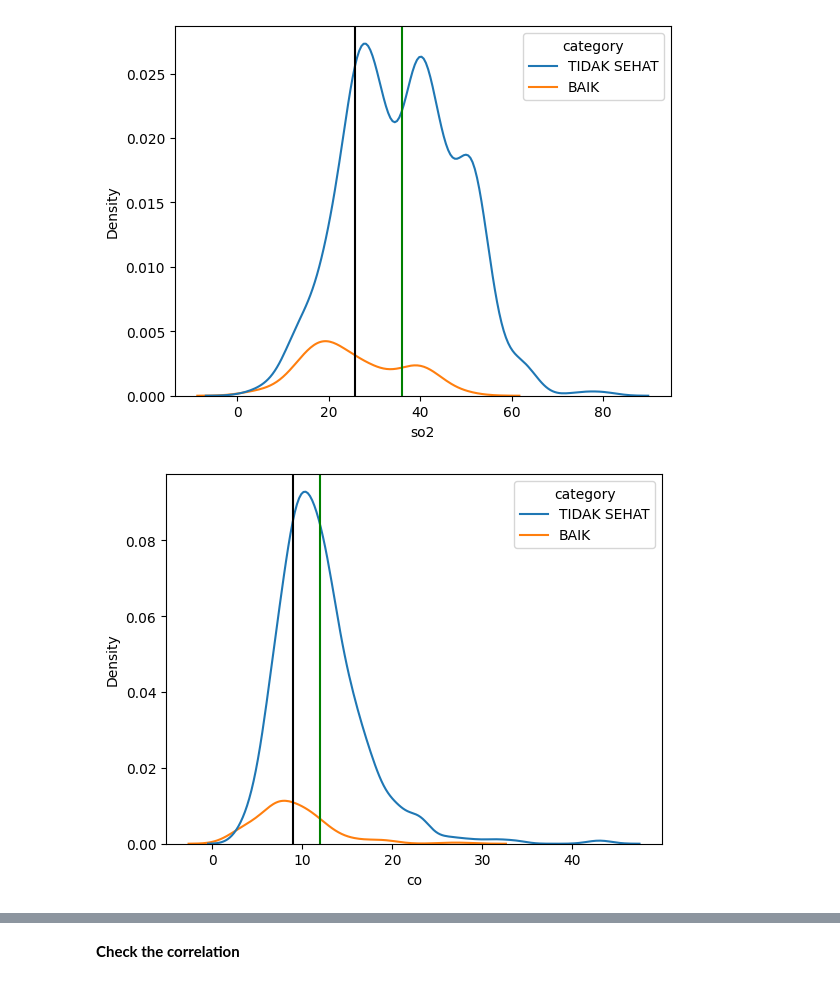
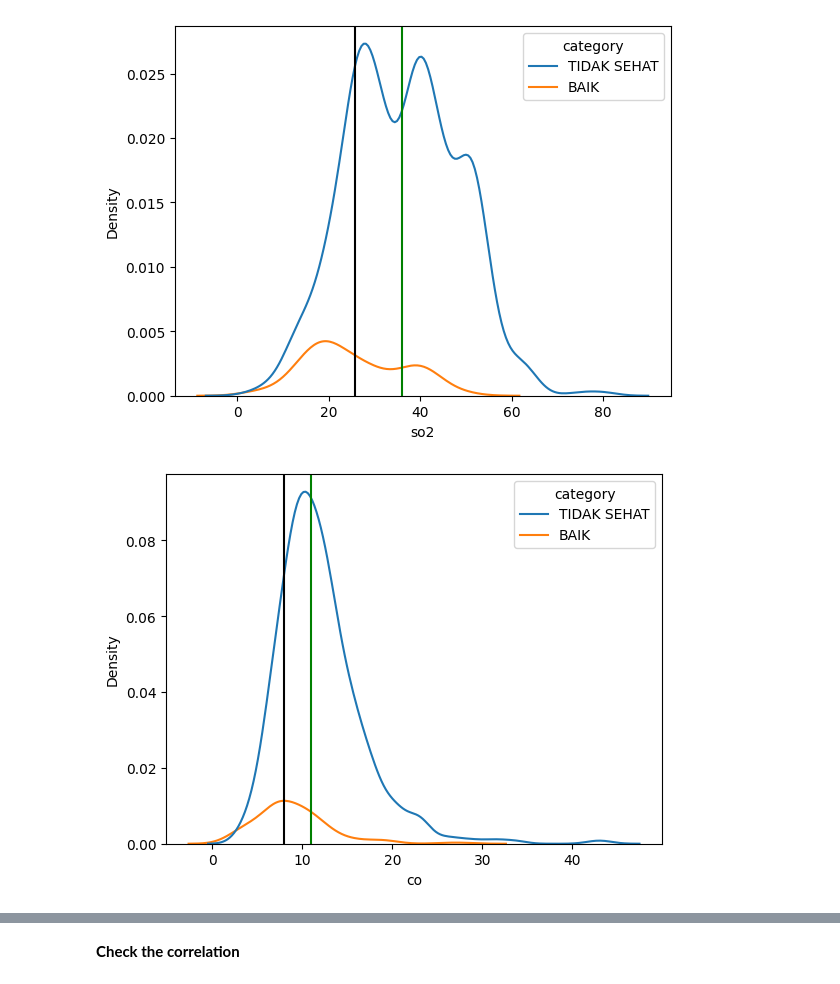
Before and after one commit to chalimasadiah/live_mlp_aq, a Jupyter notebook: notebooks/2-eda.ipynb, the cells around one changed output, grey strips where cells are left out. Cells and saved outputs as stored; diff of their text form; code cells hidden in the pictures.

```diff
--- a/notebooks/eda.ipynb
+++ b/notebooks/2-eda.ipynb
@@ -24,7 +24,7 @@ def load_config(path_config):
 
     Parameters:
     -----------
-    config_path : str
+    path_config : str
         Configuration file location.
 
     Returns:
@@ -72,8 +72,8 @@ config
 **Note** : Do EDA only on the train set.
 # %%
 # Load the train set.
-X_train = joblib.load(config["path_train_set"][0])
-y_train = joblib.load(config["path_train_set"][1])
+X_train = joblib.load(config["path_data_train"][0])
+y_train = joblib.load(config["path_data_train"][1])
 # %%
 # Join X_train and y_train.
 dataset = pd.concat(
@@ -225,16 +225,16 @@ plt.show()
 # %%
 # co column distribution.
 sns.kdeplot(
     data = dataset.replace("SEDANG", "TIDAK SEHAT"),
     x = "co",
     hue = "category"
 )
 
-plt.axvline(dataset_tidak_baik["co"].mean(), 0, 1, color='g')
-plt.axvline(dataset_baik["co"].mean(), 0, 1, color='k')
+plt.axvline(dataset_tidak_baik["co"].median(), 0, 1, color='g')
+plt.axvline(dataset_baik["co"].median(), 0, 1, color='k')
 plt.show()
 # %% [output]
-[figure, old version]
+[figure, new version]
 # %%
 # o3 column distribution.
 sns.kdeplot(
```
Also changed, not shown: parts of 2 cells of this notebook, 12 other files.
